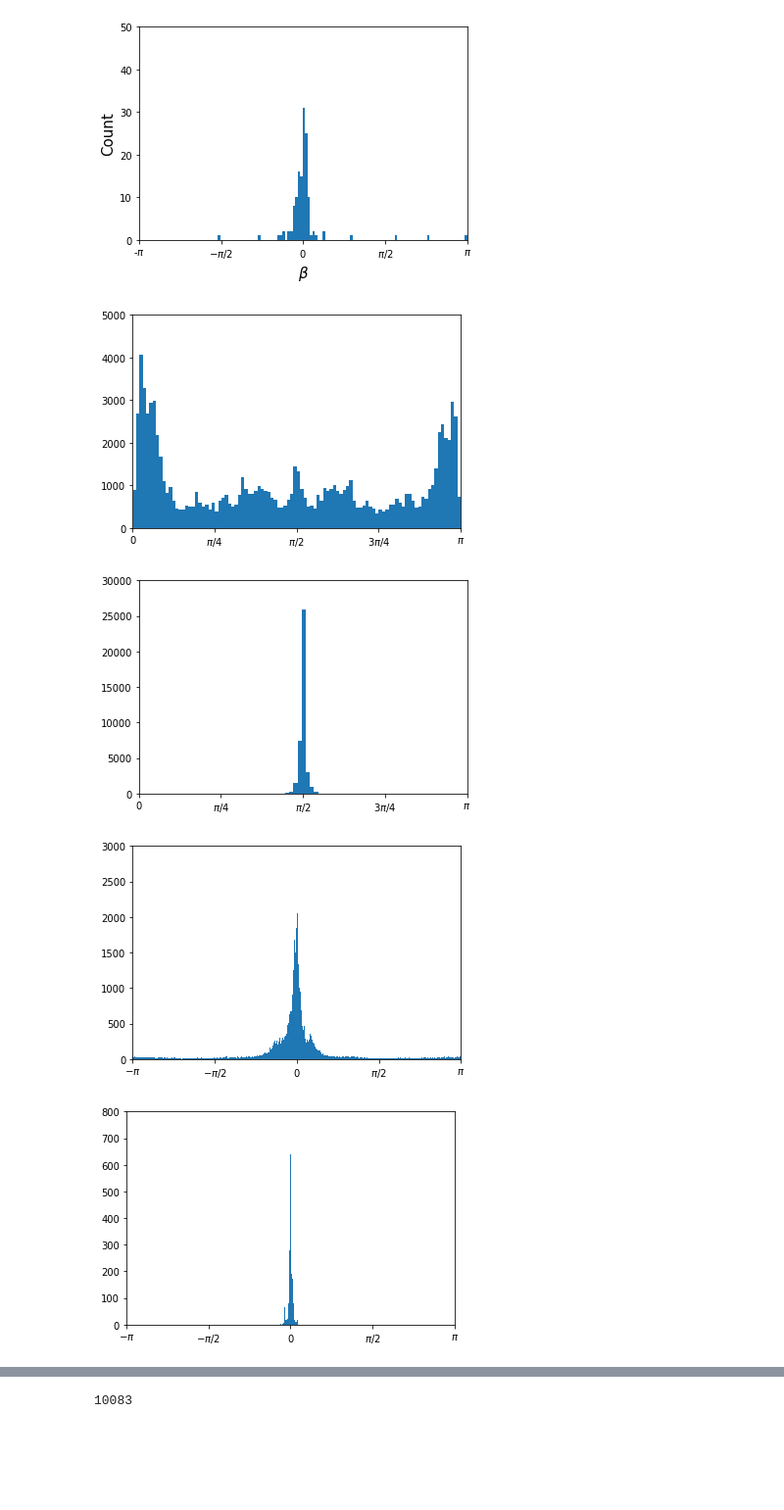
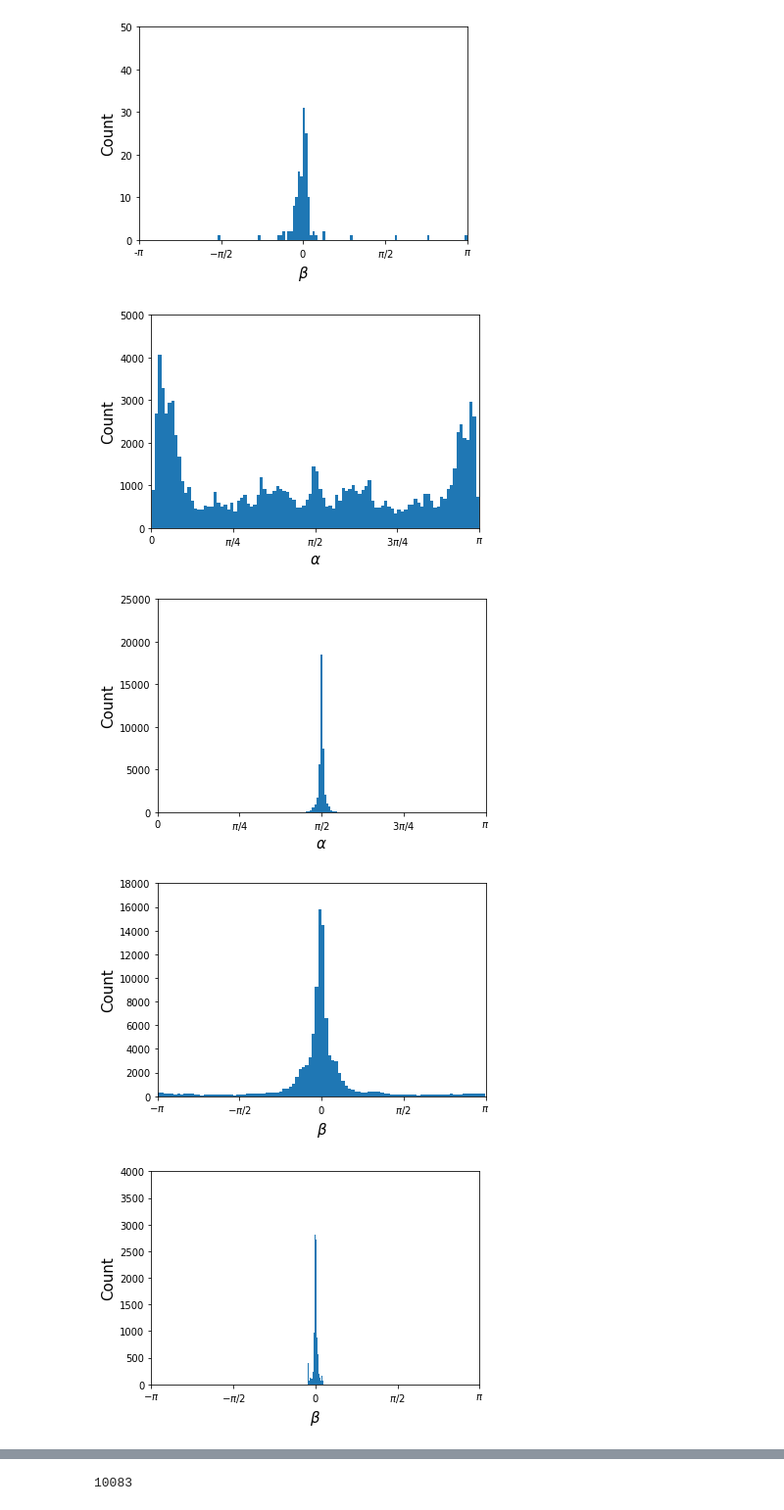
Before and after one commit to lucianlschan/RING, a Jupyter notebook: Macrocycle.ipynb, the cells around one changed output, grey strips where cells are left out. Shown at 98% size. Cells and saved outputs as stored; diff of their text form; code cells hidden in the pictures; blank space fills up the shorter version.

```diff
--- a/Macrocycle.ipynb
+++ b/Macrocycle.ipynb
@@ -200,33 +200,41 @@ aliphatic_methyl = methyl[methyl["aromatic"]==False]
 # %%
 plt.hist(aliphatic_methyl["alpha"],bins=100)
 plt.xlim(0,np.pi)
 plt.xticks([0,np.pi/4, np.pi/2, 3*np.pi/4,np.pi],labels=[r"0",r"$\pi/4$",r"$\pi/2$",r"$3\pi/4$",r"$\pi$"])
 plt.ylim(0,5000)
+plt.xlabel(r"$\alpha$",size=15)
+plt.ylabel("Count",size=15)
 plt.savefig("aliphatic_methyl_alpha.pdf",dpi=150,bbox_inches="tight")
 plt.show()
 
-plt.hist(aromatic_methyl["alpha"],bins=50)
+plt.hist(aromatic_methyl["alpha"],bins=100)
 plt.xlim(0,np.pi)
 plt.xticks([0,np.pi/4, np.pi/2, 3*np.pi/4,np.pi],labels=[r"0",r"$\pi/4$",r"$\pi/2$",r"$3\pi/4$",r"$\pi$"])
-plt.ylim(0,30000)
+plt.ylim(0,25000)
+plt.xlabel(r"$\alpha$",size=15)
+plt.ylabel("Count",size=15)
 plt.savefig("aromatic_methyl_alpha.pdf",dpi=150,bbox_inches="tight")
 plt.show()
 
-plt.hist(aliphatic_methyl["beta"],bins=1000)
+plt.hist(aliphatic_methyl["beta"],bins=100)
 plt.xlim(-np.pi,np.pi)
 plt.xticks([-np.pi, -np.pi/2, 0, np.pi/2, np.pi],labels=[r"$-\pi$",r"$-\pi/2$",r"$0$",r"$\pi/2$",r"$\pi$"])
-plt.ylim(0,3000)
+plt.ylim(0,18000)
+plt.xlabel(r"$\beta$",size=15)
+plt.ylabel("Count",size=15)
 plt.savefig("aliphatic_methyl_beta.pdf",dpi=150,bbox_inches="tight")
 plt.show()
 
-plt.hist(aromatic_methyl["beta"],bins=500)
+plt.hist(aromatic_methyl["beta"],bins=100)
 plt.xlim(-np.pi,np.pi)
 plt.xticks([-np.pi, -np.pi/2, 0, np.pi/2, np.pi],labels=[r"$-\pi$",r"$-\pi/2$",r"$0$",r"$\pi/2$",r"$\pi$"])
-plt.ylim(0,800)
+plt.ylim(0,4000)
+plt.xlabel(r"$\beta$",size=15)
+plt.ylabel("Count",size=15)
 plt.savefig("aromatic_methyl_beta.pdf",dpi=150,bbox_inches="tight")
 plt.show()
 # %% [output]
-[figure, old version]
+[figure, new version]
-[figure, old version]
+[figure, new version]
-[figure, old version]
+[figure, new version]
-[figure, old version]
+[figure, new version]
```
Also changed, not shown: parts of 3 cells of this notebook.
